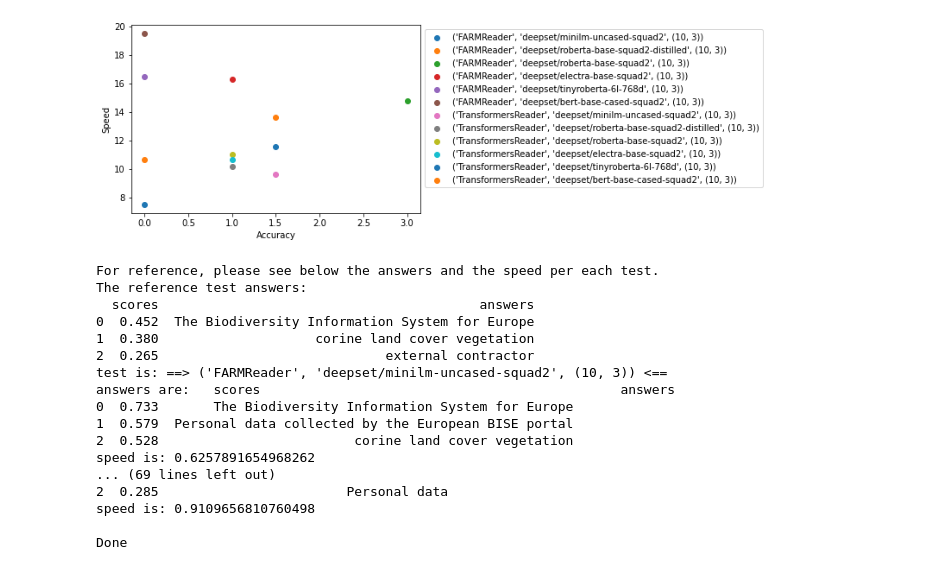
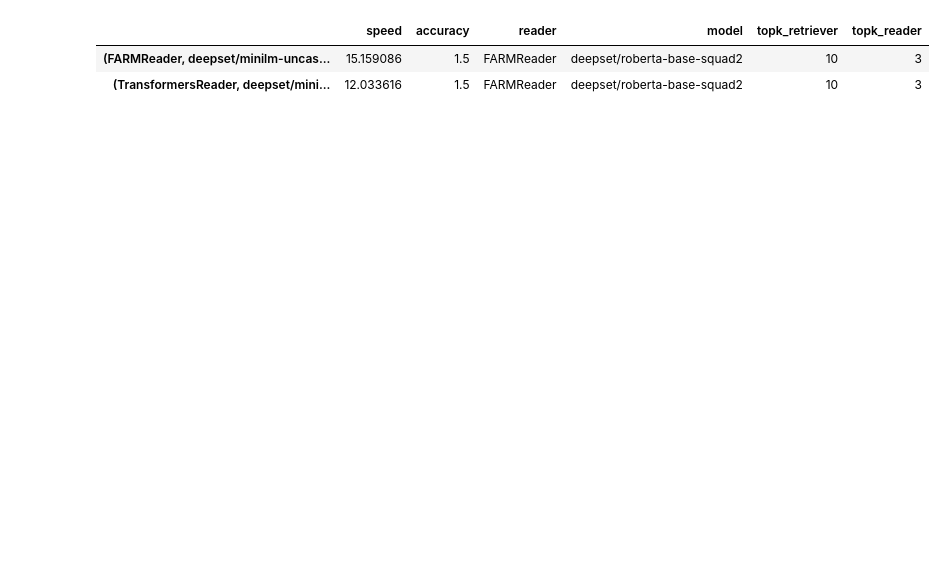
Before and after one commit to eea/nlp-service, a Jupyter notebook: notebooks/QA-Transformer vs FARMReader.ipynb, the cells around one changed output. Cells and saved outputs as stored; diff of their text form; code cells hidden in the pictures; blank space fills up the shorter version.

```diff
--- a/notebooks/QA-Transformer vs FARMReader.ipynb
+++ b/notebooks/QA-Transformer vs FARMReader.ipynb
@@ -46,6 +43,6 @@ from haystack.nodes import PreProcessor
 INFO - haystack.modeling.model.optimization -  apex not found, won't use it. See https://nvidia.github.io/apex/
 # %%
-Tests = list(itertools.product(Readers, Language_Models, topK_Retriever_Reader_Scenarios))
+tests = list(itertools.product(readers, models, scenarios))
 # %%
 preprocessor = PreProcessor(
     clean_empty_lines=True,
@@ -126,14 +115,18 @@ def get_test_topK_Reader_from_test_id(test_id):
 # %%
-def get_reader_from_test_id(test_id):
-    test_Reader, test_Language_Model, test_topK_Retriever_Reader_Scenario = get_parameters_from_test_id(test_id)
+def get_reader(test_id):
+    (test_reader, model, topk_retriever, topk_reader) = get_parameters(test_id)
 
     reader = None
 
-    if (test_Reader == "FARMReader"):
-        reader = FARMReader(model_name_or_path=test_Language_Model, use_gpu=use_gpu)
+    if test_reader == "FARMReader":
+        reader = FARMReader(model_name_or_path=model, use_gpu=use_gpu)
 
-    if (test_Reader == "TransformersReader"):
-        reader = TransformersReader(model_name_or_path=test_Language_Model, tokenizer=tokenizer_model, use_gpu=use_gpu)
+    if test_reader == "TransformersReader":
+        reader = TransformersReader(
+            model_name_or_path=model,
+            tokenizer=tokenizer_model,
+            use_gpu=use_gpu,
+        )
 
     return reader
 # %%
@@ -306,34 +279,3 @@ INFO - haystack.modeling.utils -  Number of GPUs: 0
 # %%
-print("This is the results dataframe:")
-print(results_df)
-
-
-print("Please see below the scatter chart having as points the tests, on X axis the Accuracy and on Y axis the Speed.")
-
-for ticker,row in results_df.iterrows():
-    plt.scatter(row['Accuracy'], row['Speed'], label=ticker)
-
-plt.xlabel('Accuracy')
-plt.ylabel('Speed')
-plt.legend(bbox_to_anchor=(1,1))
-plt.show()
-
-print("For reference, please see below the answers and the speed per each test.")
-
-print("The reference test answers: ")
-print(reference_answers_df)
-
-for test in Tests:
-    print("test is: ==> " + str(test) + " <==")
-    print("answers are: " + str(dict__test_id__prediction_df[test]))
-    print("speed is: " + str(dict__test_id__speed[test]))
-
-
-print("\nDone")
-
-del dict__test_id__prediction_df
-dict__test_id__prediction_df = None
-
-del dict__test_id__speed
-dict__test_id__speed = None
+results_df
 # %% [output]
@@ -357,19 +282,4 @@ Please see below the scatter chart having as points the tests, on X axis the Acc
-[figure, removed]
-For reference, please see below the answers and the speed per each test.
-The reference test answers:
-  scores                                         answers
-0  0.452  The Biodiversity Information System for Europe
-1  0.380                    corine land cover vegetation
-2  0.265                             external contractor
-test is: ==> ('FARMReader', 'deepset/minilm-uncased-squad2', (10, 3)) <==
-answers are:   scores                                              answers
-0  0.733       The Biodiversity Information System for Europe
-1  0.579  Personal data collected by the European BISE portal
-2  0.528                         corine land cover vegetation
-speed is: 0.6257891654968262
-... (69 lines left out)
-2  0.285                        Personal data
-speed is: 0.9109656810760498
-
-Done
+|  | speed | accuracy | reader | model | topk_retriever | topk_reader |
+| (FARMReader, deepset/minilm-uncas... | 15.159086 | 1.5 | FARMReader | deepset/roberta-base-squad2 | 10 | 3 |
+| (TransformersReader, deepset/mini... | 12.033616 | 1.5 | FARMReader | deepset/roberta-base-squad2 | 10 | 3 |
 # %%
```
Also changed, not shown: parts of 16 cells of this notebook.
